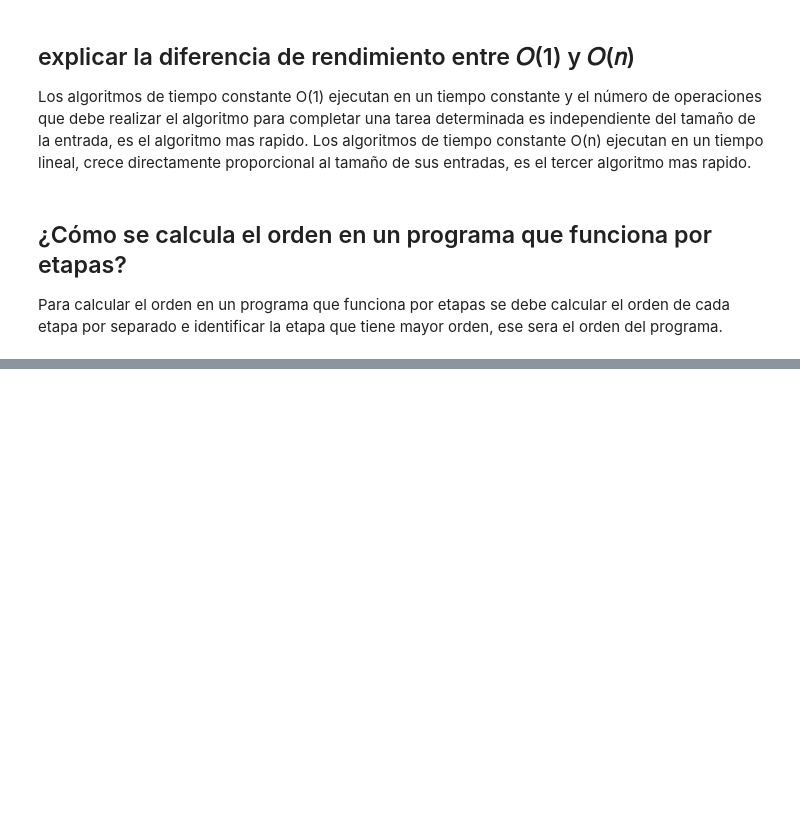
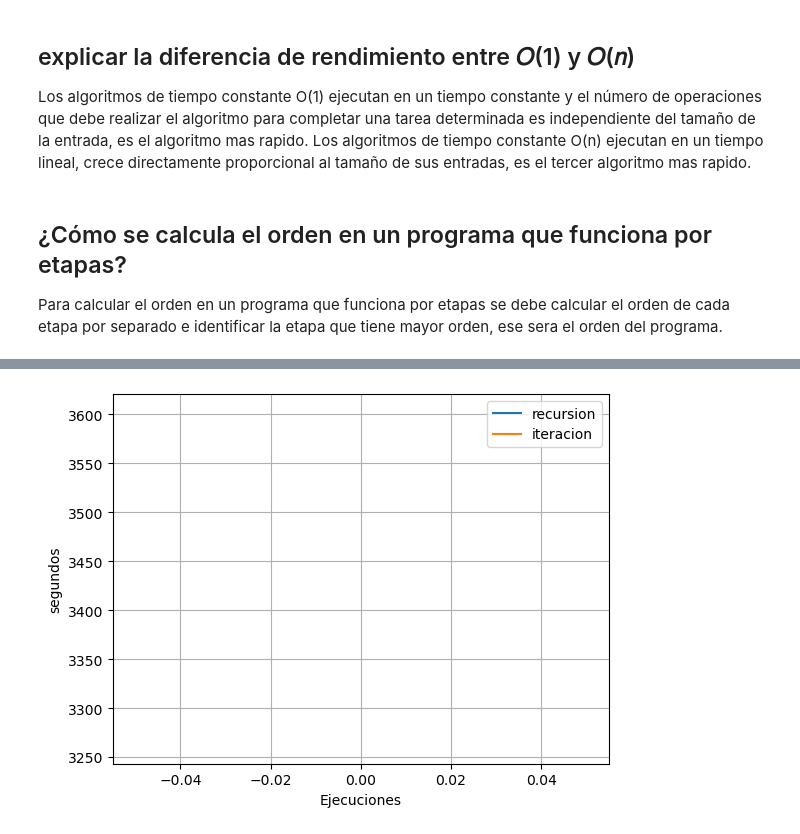
Before and after one commit to chtr010/repo, a Jupyter notebook: Tarea1progra.ipynb, the cells around one changed output, grey strips where cells are left out. Saved outputs shown, nothing was run; the diff lists cells and outputs as text; code cells hidden in the pictures; blank space fills up the shorter version.

```diff
--- a/Tarea1progra.ipynb
+++ b/Tarea1progra.ipynb
@@ -121,9 +136,0 @@ tiempo que demora en ejecutar: 0.00019200006499886513
-# %%
-#Parte 4
-def tiempodecorador(func):
-    def tiempo1(a,b):
-        tiempo_inicio = perf_counter()
-        resultado = func(a, b)
-        tiempo_total = perf_counter() - tiempo_inicio
-        return resultado
-    return tiempo1
@@ -129,0 +194,62 @@ def tiempodecorador(func):
+# %%
+#Parte 4
+#Grafico
+def tiempodecorador(func):
+    def tiempo1(*args,**kwargs):
+        tiempo2 = []
+        for i in range(1,100):
+          tiempo_inicio = perf_counter()
+          resultado = func(*args, **kwargs)
+          tiempo_total = perf_counter() - tiempo_inicio
+          tiempo2.append(tiempo_total)
+        return resultado
+    return tiempo1
+class PCB:
+    def __init__(self,N,M):
+        self.N = N
+        self.M = M
+        self.arreglo = [[0 for _ in range(M)] for _ in range(N)]
+        self.metodo = [0,1]
+    def caminosrecursivos(self,ancho,largo):
+        #Caso base si solo queda un movimiento para llegar a B
+        if largo == 1 or ancho == 1:
+            return 1
+        #No hay mas que recorrer
+        if largo < 0 or ancho < 0:
+            return 0
+        #Aun tiene por recorrer
+        else:
+            return self.caminosrecursivos(ancho - 1, largo) + self.caminosrecursivos(ancho, largo - 1)
+
+    def caminositerativos(self):
+       for j in range(self.M):
+          self.arreglo[0][j] = 1
+       for i in range(self.N):
+          self.arreglo[i][0] = 1
+       for i in range(1,self.N):
+          for j in range(1,self.M):
+             self.arreglo[i][j] = self.arreglo[i-1][j] + self.arreglo[i][j-1]
+       return self.arreglo[self.N-1][self.M-1]
+
+    def cambiarmetodo(self,metodo):
+        if metodo == 1:
+          caminosrecursivodec = tiempodecorador(self.caminosrecursivos)
+          return caminosrecursivodec(self.N, self.M)
+        elif metodo == 0:
+          caminositerativosdec = tiempodecorador(self.caminositerativos)
+          return caminositerativosdec()
+pcb = PCB(8,8)
+caminosrecursivodec = tiempodecorador(pcb.caminosrecursivos)
+caminositerativosdec = tiempodecorador(pcb.caminositerativos)
+tiemposrecursivos= caminosrecursivodec(pcb.N, pcb.M)
+tiempositerativos= caminositerativosdec()
+plt.plot(tiemposrecursivos, label=r"recursion")
+plt.plot(tiempositerativos, label=r"iteracion")
+plt.grid(True)
+plt.xlabel('Ejecuciones')
+plt.ylabel('segundos')
+plt.legend()
+plt.show()
+#no pude solucionar el grafico :(  pero la recursion deberia estar arriba de la iteracion como salio en el grafico anterior.
+# %% [output]
+[figure, added]
```
Also changed, not shown: parts of 9 cells of this notebook, 1 other file.
